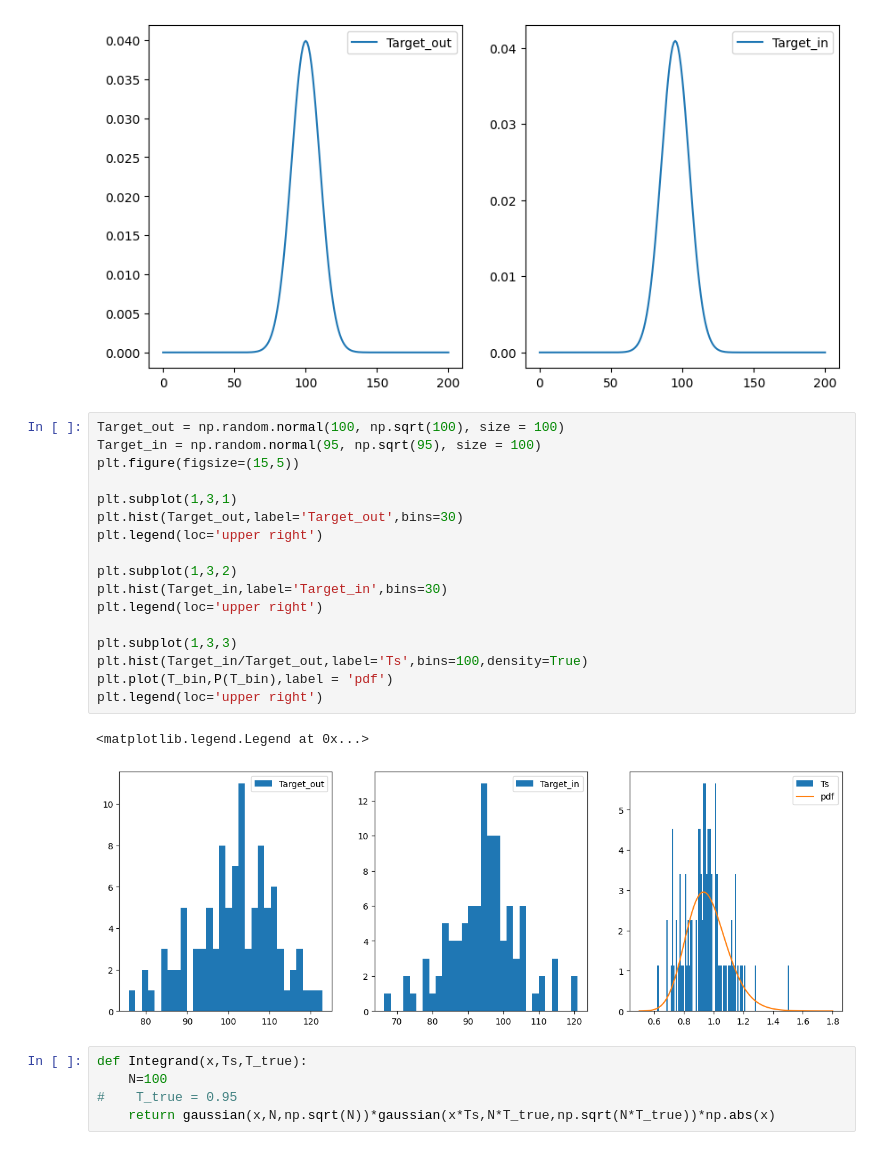
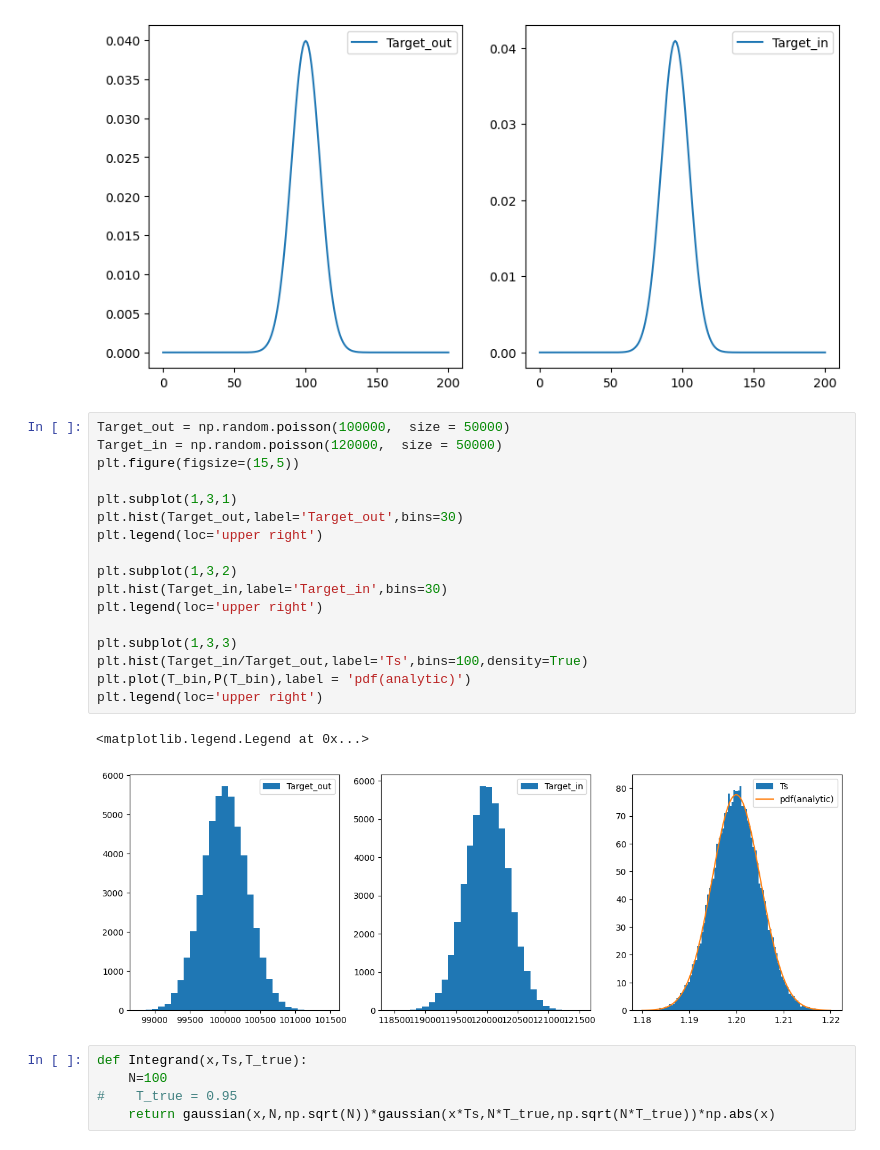
Before and after one commit to hcai0520/MArEX_Analysis, a Jupyter notebook: cali_t.ipynb, the cells around one changed output. Cells and saved outputs as stored; diff of their text form.

```diff
--- a/cali_t.ipynb
+++ b/cali_t.ipynb
@@ -212,25 +214,25 @@ plt.legend(loc='upper right')
 <matplotlib.legend.Legend at 0x...>
 [figure]
 # %%
-Target_out = np.random.normal(100, np.sqrt(100), size = 100)
-Target_in = np.random.normal(95, np.sqrt(95), size = 100)
+Target_out = np.random.poisson(100000,  size = 50000)
+Target_in = np.random.poisson(120000,  size = 50000)
 plt.figure(figsize=(15,5))
 
 plt.subplot(1,3,1)
 plt.hist(Target_out,label='Target_out',bins=30)
 plt.legend(loc='upper right')
 
 plt.subplot(1,3,2)
 plt.hist(Target_in,label='Target_in',bins=30)
 plt.legend(loc='upper right')
 
 plt.subplot(1,3,3)
 plt.hist(Target_in/Target_out,label='Ts',bins=100,density=True)
-plt.plot(T_bin,P(T_bin),label = 'pdf')
+plt.plot(T_bin,P(T_bin),label = 'pdf(analytic)')
 plt.legend(loc='upper right')
 # %% [output]
 <matplotlib.legend.Legend at 0x...>
-[figure, old version]
+[figure, new version]
 # %%
 def Integrand(x,Ts,T_true):
     N=100
```
Also changed, not shown: parts of 26 cells of this notebook, 1 other file.
